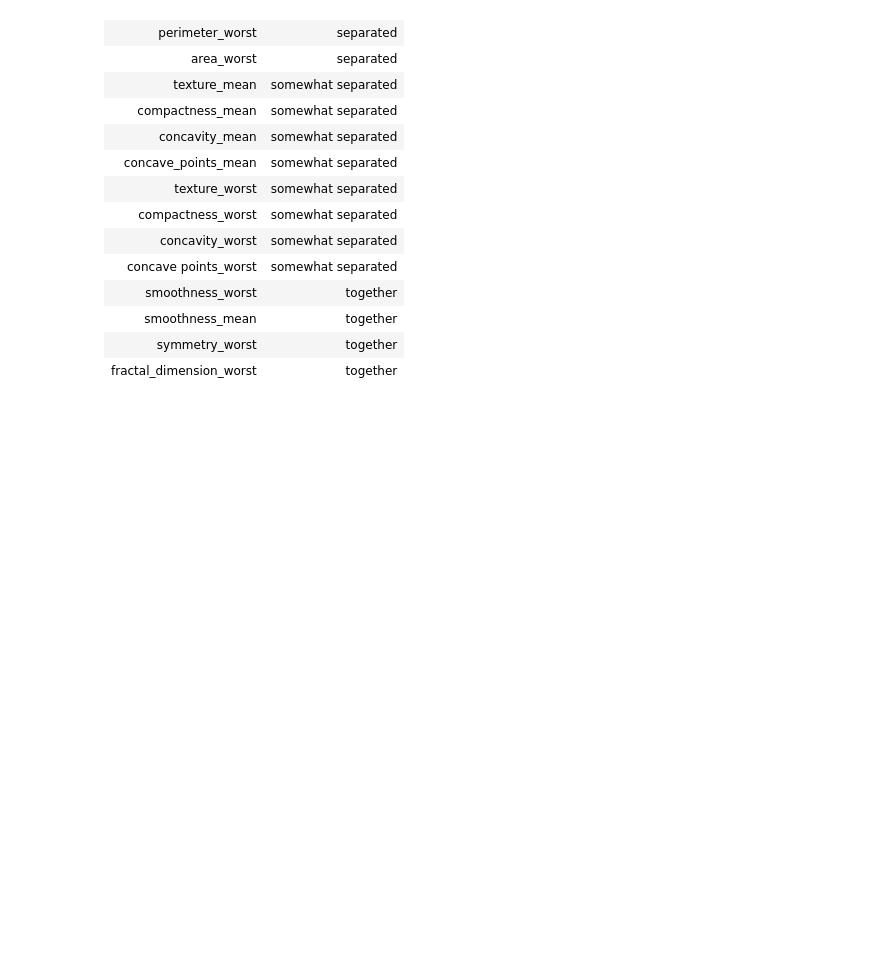
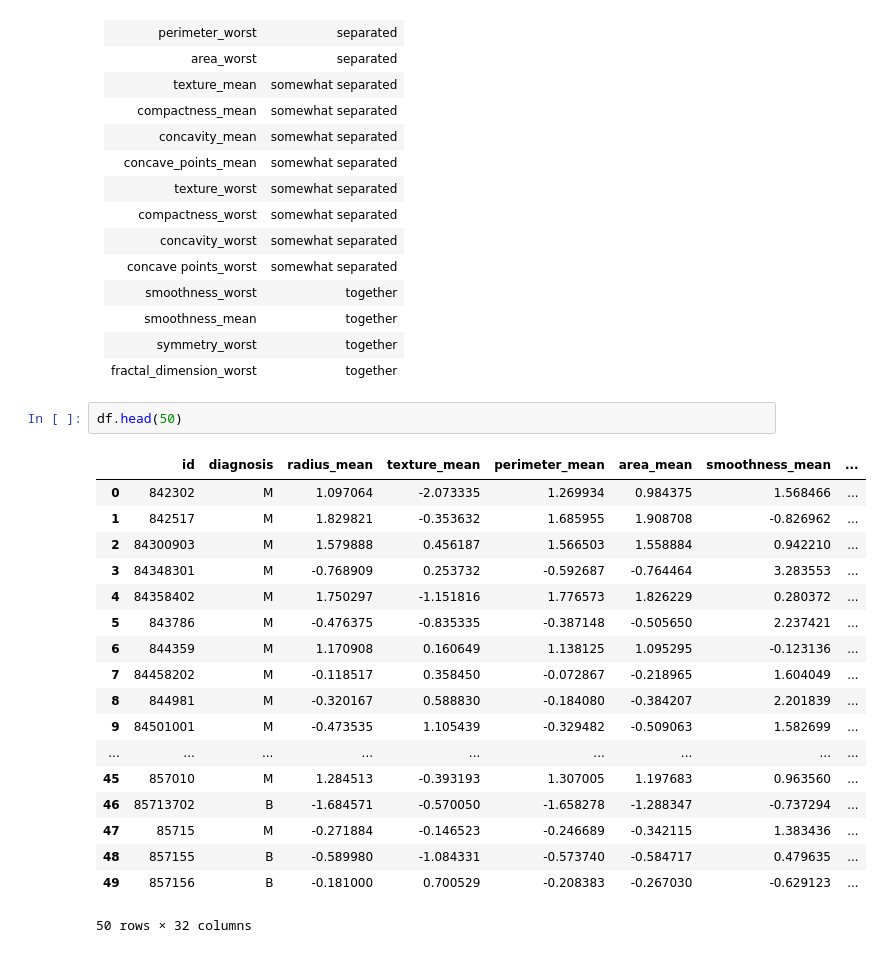
Before and after one commit to waltercostamb/breast_cancer_diagnostics, a Jupyter notebook: jupyter_projekt.ipynb, the cells around one changed output. Drawn from its saved outputs; the diff is of its cells as text; blank space fills up the shorter version.

```diff
--- a/jupyter_projekt.ipynb
+++ b/jupyter_projekt.ipynb
@@ -295,3 +295,24 @@ The table below summarizes the results from above. I analysed each of the figure
 | smoothness_mean | together |
 | symmetry_worst | together |
 | fractal_dimension_worst | together |
+# %%
+df.head(50)
+# %% [output]
+|  | id | diagnosis | radius_mean | texture_mean | perimeter_mean | area_mean | smoothness_mean | ... |
+| 0 | 842302 | M | 1.097064 | -2.073335 | 1.269934 | 0.984375 | 1.568466 | ... |
+| 1 | 842517 | M | 1.829821 | -0.353632 | 1.685955 | 1.908708 | -0.826962 | ... |
+| 2 | 84300903 | M | 1.579888 | 0.456187 | 1.566503 | 1.558884 | 0.942210 | ... |
+| 3 | 84348301 | M | -0.768909 | 0.253732 | -0.592687 | -0.764464 | 3.283553 | ... |
+| 4 | 84358402 | M | 1.750297 | -1.151816 | 1.776573 | 1.826229 | 0.280372 | ... |
+| 5 | 843786 | M | -0.476375 | -0.835335 | -0.387148 | -0.505650 | 2.237421 | ... |
+| 6 | 844359 | M | 1.170908 | 0.160649 | 1.138125 | 1.095295 | -0.123136 | ... |
+| 7 | 84458202 | M | -0.118517 | 0.358450 | -0.072867 | -0.218965 | 1.604049 | ... |
+| 8 | 844981 | M | -0.320167 | 0.588830 | -0.184080 | -0.384207 | 2.201839 | ... |
+| 9 | 84501001 | M | -0.473535 | 1.105439 | -0.329482 | -0.509063 | 1.582699 | ... |
+| ... | ... | ... | ... | ... | ... | ... | ... | ... |
+| 45 | 857010 | M | 1.284513 | -0.393193 | 1.307005 | 1.197683 | 0.963560 | ... |
+| 46 | 85713702 | B | -1.684571 | -0.570050 | -1.658278 | -1.288347 | -0.737294 | ... |
+| 47 | 85715 | M | -0.271884 | -0.146523 | -0.246689 | -0.342115 | 1.383436 | ... |
+| 48 | 857155 | B | -0.589980 | -1.084331 | -0.573740 | -0.584717 | 0.479635 | ... |
+| 49 | 857156 | B | -0.181000 | 0.700529 | -0.208383 | -0.267030 | -0.629123 | ... |
+50 rows × 32 columns
```
Also changed, not shown: 2 other files.
